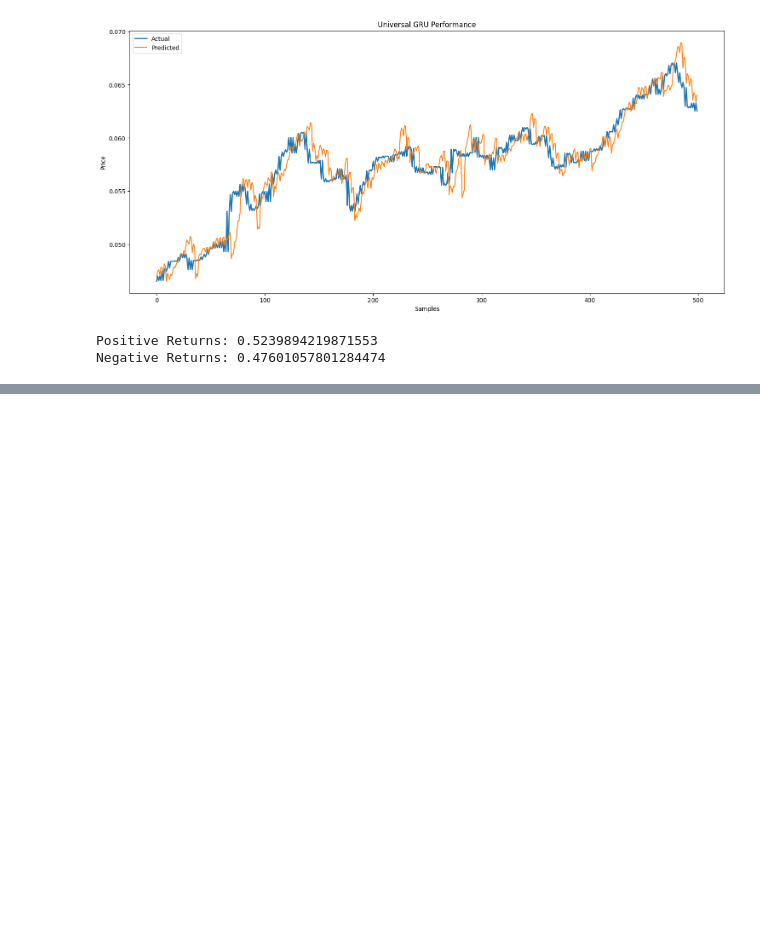
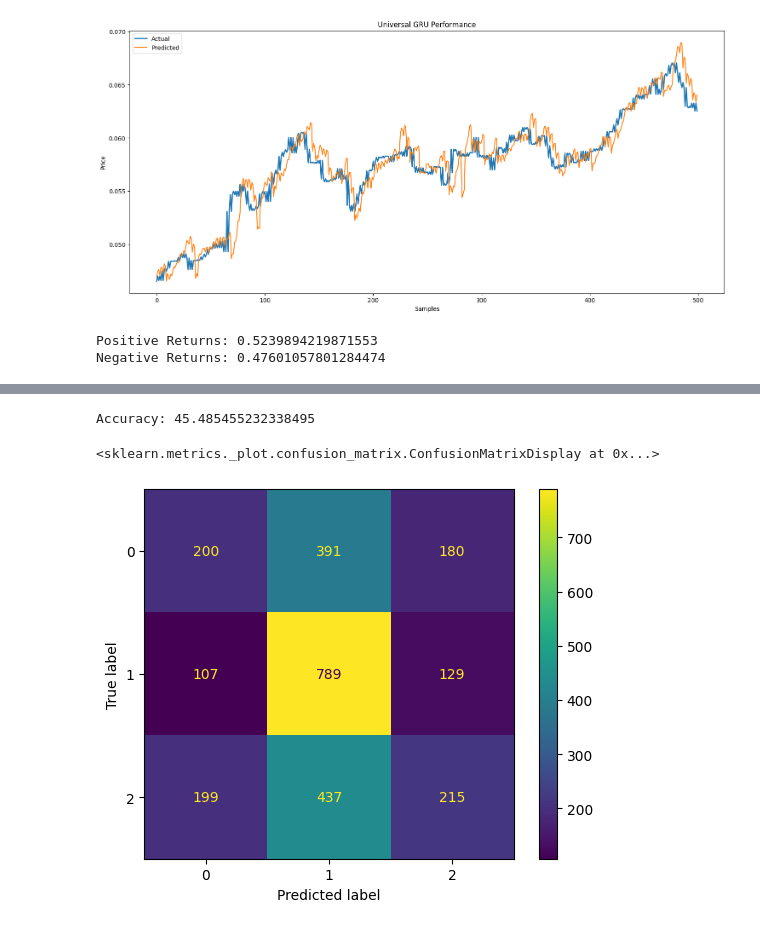
Before and after one commit to m4nn4t/stock_price_prediction, a Jupyter notebook: MultiStock.ipynb, the cells around one changed output, grey strips where cells are left out. Cells and saved outputs as stored; diff of their text form; code cells hidden in the pictures; blank space fills up the shorter version.

```diff
--- a/MultiStock.ipynb
+++ b/MultiStock.ipynb
@@ -1420,0 +1834,12 @@ Negative Returns: 0.47601057801284474
+# %%
+history=classifier.fit(
+
+    train_ds,
+
+    validation_data=test_ds,
+
+    epochs=50,
+
+    callbacks=callbacks
+
+)
@@ -1420,0 +1864,9 @@ Negative Returns: 0.47601057801284474
+# %%
+y_prob=classifier.predict(
+    X_test
+)
+
+y_pred=np.argmax(
+    y_prob,
+    axis=1
+)
@@ -1420,0 +1875,26 @@ Negative Returns: 0.47601057801284474
+# %%
+accuracy=np.mean(
+    y_pred==y_test_mc
+)*100
+
+print(
+    "Accuracy:",
+    accuracy
+)
+# %% [output]
+Accuracy: 45.485455232338495
+# %%
+from sklearn.metrics import confusion_matrix
+from sklearn.metrics import ConfusionMatrixDisplay
+
+cm=confusion_matrix(
+    y_test_mc,
+    y_pred
+)
+
+ConfusionMatrixDisplay(
+    cm
+).plot()
+# %% [output]
+<sklearn.metrics._plot.confusion_matrix.ConfusionMatrixDisplay at 0x...>
+[figure, added]
```
Also changed, not shown: parts of 26 cells of this notebook.
